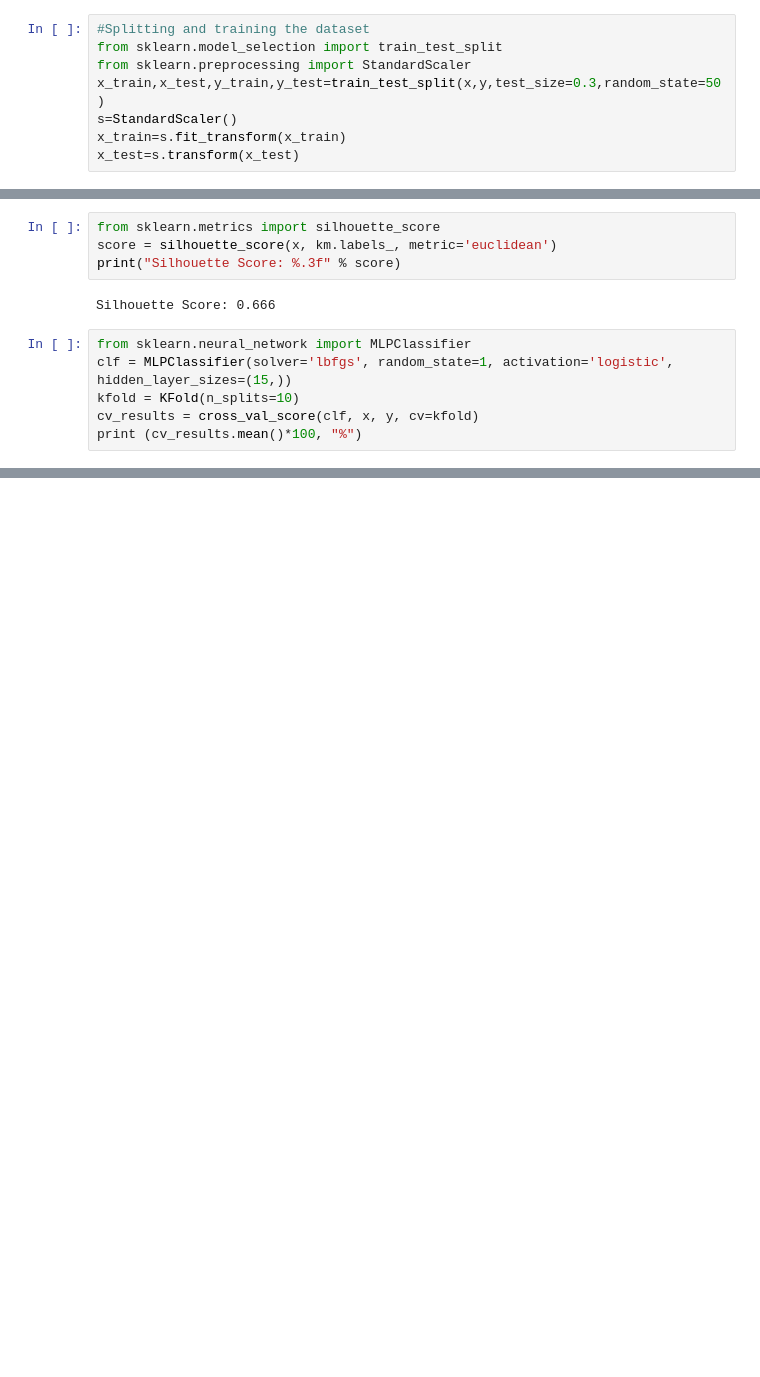
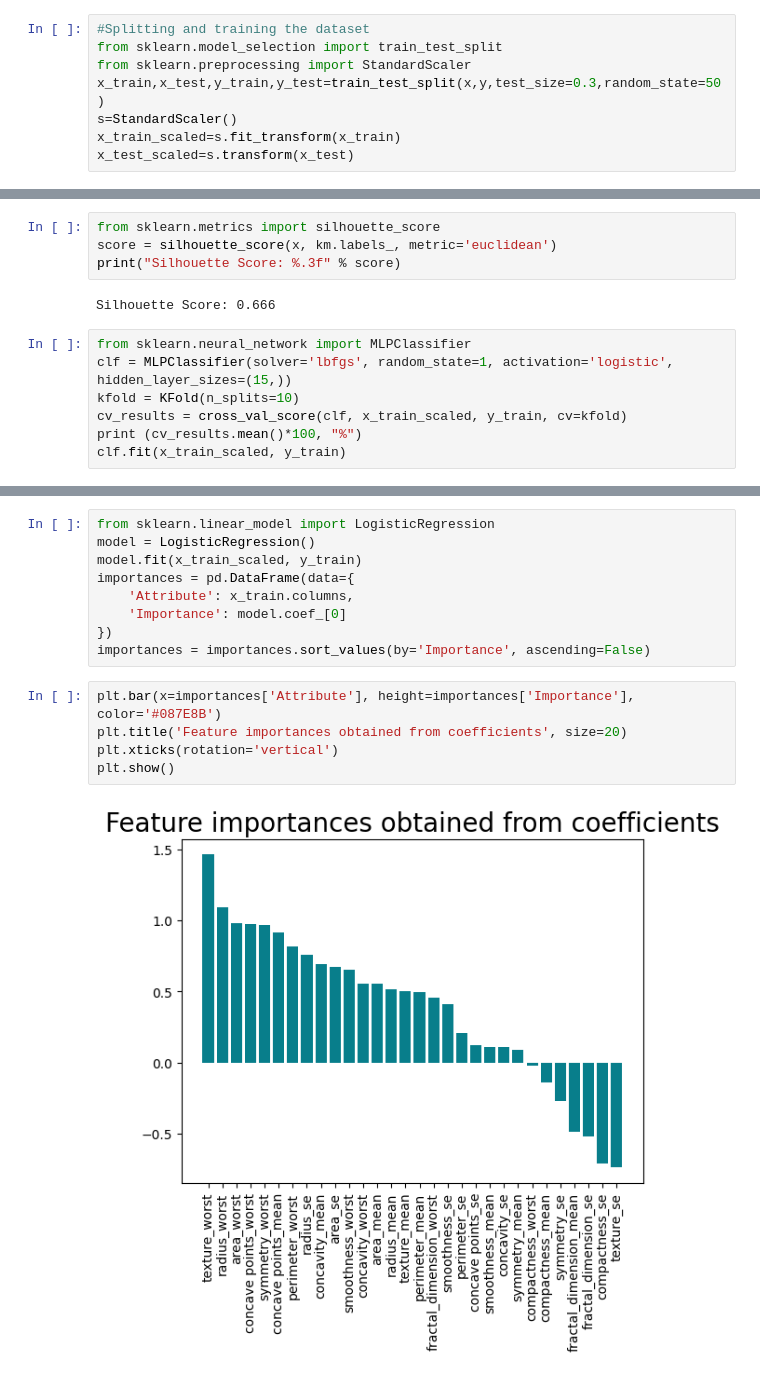
Before and after one commit to PewterZz/BreastCancerPred, a Jupyter notebook: KMeansAndDeepLearning.ipynb, the cells around one changed output, grey strips where cells are left out. Saved outputs shown, nothing was run; the diff lists cells and outputs as text; blank space fills up the shorter version.

Commit message:
feature importance

```diff
--- a/KMeansAndDeepLearning.ipynb
+++ b/KMeansAndDeepLearning.ipynb
@@ -139,8 +139,8 @@ from sklearn.model_selection import train_test_split
 from sklearn.preprocessing import StandardScaler
 x_train,x_test,y_train,y_test=train_test_split(x,y,test_size=0.3,random_state=50)
 s=StandardScaler()
-x_train=s.fit_transform(x_train)
-x_test=s.transform(x_test)
+x_train_scaled=s.fit_transform(x_train)
+x_test_scaled=s.transform(x_test)
 # %%
 #Fit the dataset into the algorithm
 from sklearn.model_selection import KFold, cross_val_score
@@ -184,6 +185,7 @@ Silhouette Score: 0.666
 from sklearn.neural_network import MLPClassifier
 clf = MLPClassifier(solver='lbfgs', random_state=1, activation='logistic', hidden_layer_sizes=(15,))
 kfold = KFold(n_splits=10)
-cv_results = cross_val_score(clf, x, y, cv=kfold)
+cv_results = cross_val_score(clf, x_train_scaled, y_train, cv=kfold)
 print (cv_results.mean()*100, "%")
+clf.fit(x_train_scaled, y_train)
 # %% [output]
@@ -255,0 +232,16 @@ plt.show()
+# %%
+from sklearn.linear_model import LogisticRegression
+model = LogisticRegression()
+model.fit(x_train_scaled, y_train)
+importances = pd.DataFrame(data={
+    'Attribute': x_train.columns,
+    'Importance': model.coef_[0]
+})
+importances = importances.sort_values(by='Importance', ascending=False)
+# %%
+plt.bar(x=importances['Attribute'], height=importances['Importance'], color='#087E8B')
+plt.title('Feature importances obtained from coefficients', size=20)
+plt.xticks(rotation='vertical')
+plt.show()
+# %% [output]
+[figure, added]
```
Also changed, not shown: parts of 8 cells of this notebook, 1 other file.
